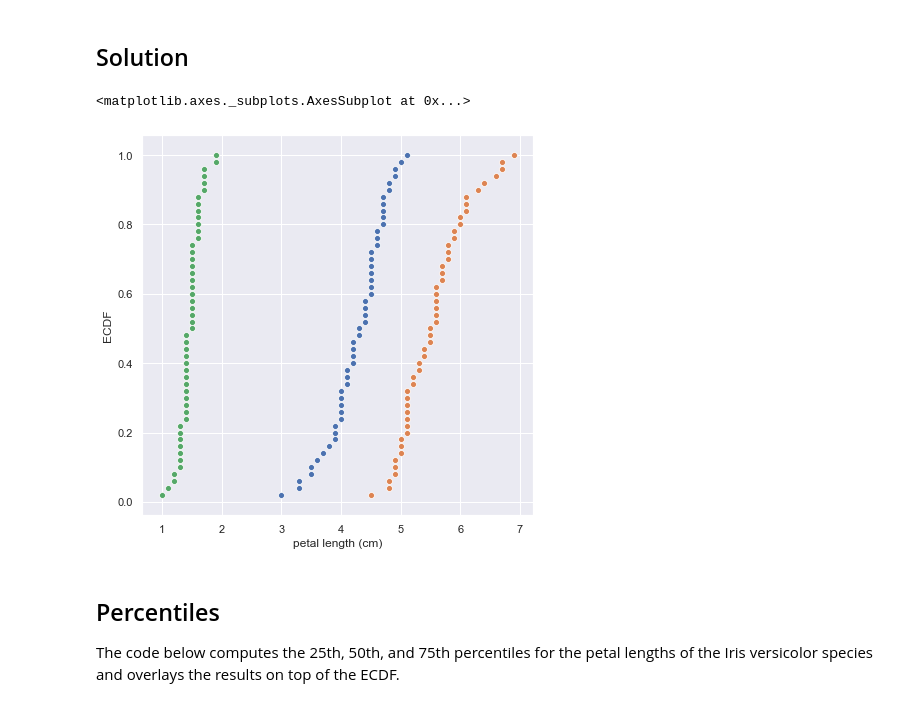
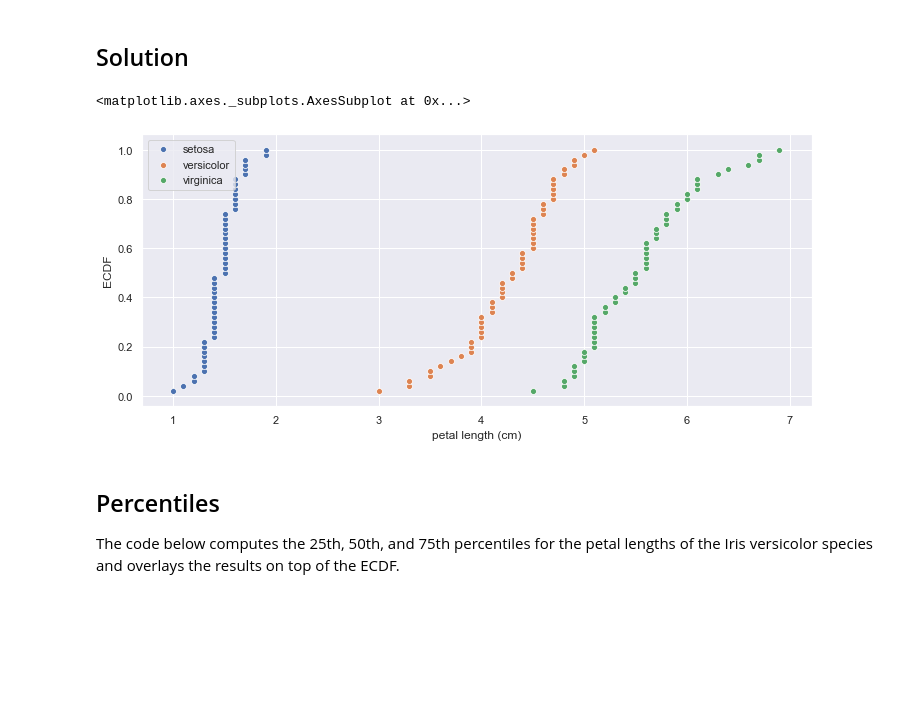
Before and after one commit to AdamCorbinFAUPhD/CAP5768-Intro-to-Data-Science, a Jupyter notebook: assignment_3/CAP5768_Assignment3_Corbin_Adam.ipynb, the cells around one changed output. Drawn from its saved outputs; the diff is of its cells as text; code cells hidden in the pictures; blank space fills up the shorter version.

Commit message:
Finishing up percentials, box and wisker plots

```diff
--- a/assignment_3/CAP5768_Assignment3_Corbin_Adam.ipynb
+++ b/assignment_3/CAP5768_Assignment3_Corbin_Adam.ipynb
@@ -222,29 +231,35 @@ Your plot should look like this:
 # %%
 setosa_petal_length = iris[iris.species == 'setosa'].petal_length
 virginica_petal_length = iris[iris.species == 'virginica'].petal_length
+def generate_ecdf_graphs():
 
-ecdf_versicolor = ecdf(versicolor_petal_length)
-x = ecdf_versicolor[0]
-y = ecdf_versicolor[1]
-plt.figure(figsize=(7,7))
-ax = sns.scatterplot(x=x, y=y)
+    plt.figure(figsize=(12,5))
+    _ecdf = ecdf(setosa_petal_length)
+    x = _ecdf[0]
+    y = _ecdf[1]
+    ax = sns.scatterplot(x=x, y=y)
 
-_ecdf = ecdf(virginica_petal_length)
-x = _ecdf[0]
-y = _ecdf[1]
-ax = sns.scatterplot(x=x, y=y)
+    ecdf_versicolor = ecdf(versicolor_petal_length)
+    x = ecdf_versicolor[0]
+    y = ecdf_versicolor[1]
 
-_ecdf = ecdf(setosa_petal_length)
-x = _ecdf[0]
-y = _ecdf[1]
-ax = sns.scatterplot(x=x, y=y, legend='full')
+    ax = sns.scatterplot(x=x, y=y)
 
-ax.set_ylabel("ECDF")
-ax.set_xlabel("petal length (cm)")
+    _ecdf = ecdf(virginica_petal_length)
+    x = _ecdf[0]
+    y = _ecdf[1]
+    ax = sns.scatterplot(x=x, y=y)
+
+
+    ax.legend(labels=['setosa', 'versicolor',"virginica"])
+    ax.set_ylabel("ECDF")
+    ax.set_xlabel("petal length (cm)")
+    return ax
+ax = generate_ecdf_graphs()
 ax
 # %% [output]
 <matplotlib.axes._subplots.AxesSubplot at 0x...>
-[figure, old version]
+[figure, new version]
 # %% [markdown]
 ## Percentiles
 
```
Also changed, not shown: parts of 13 cells of this notebook.
